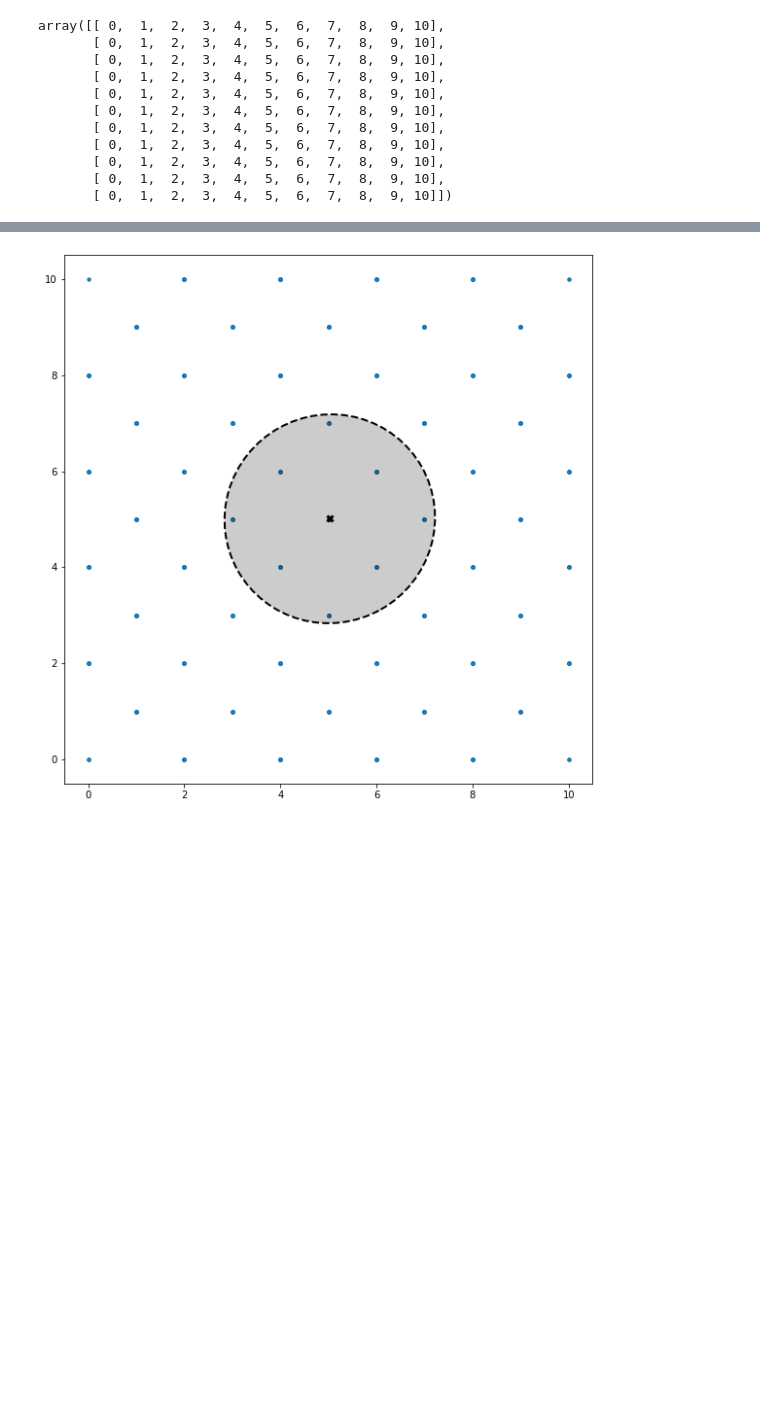
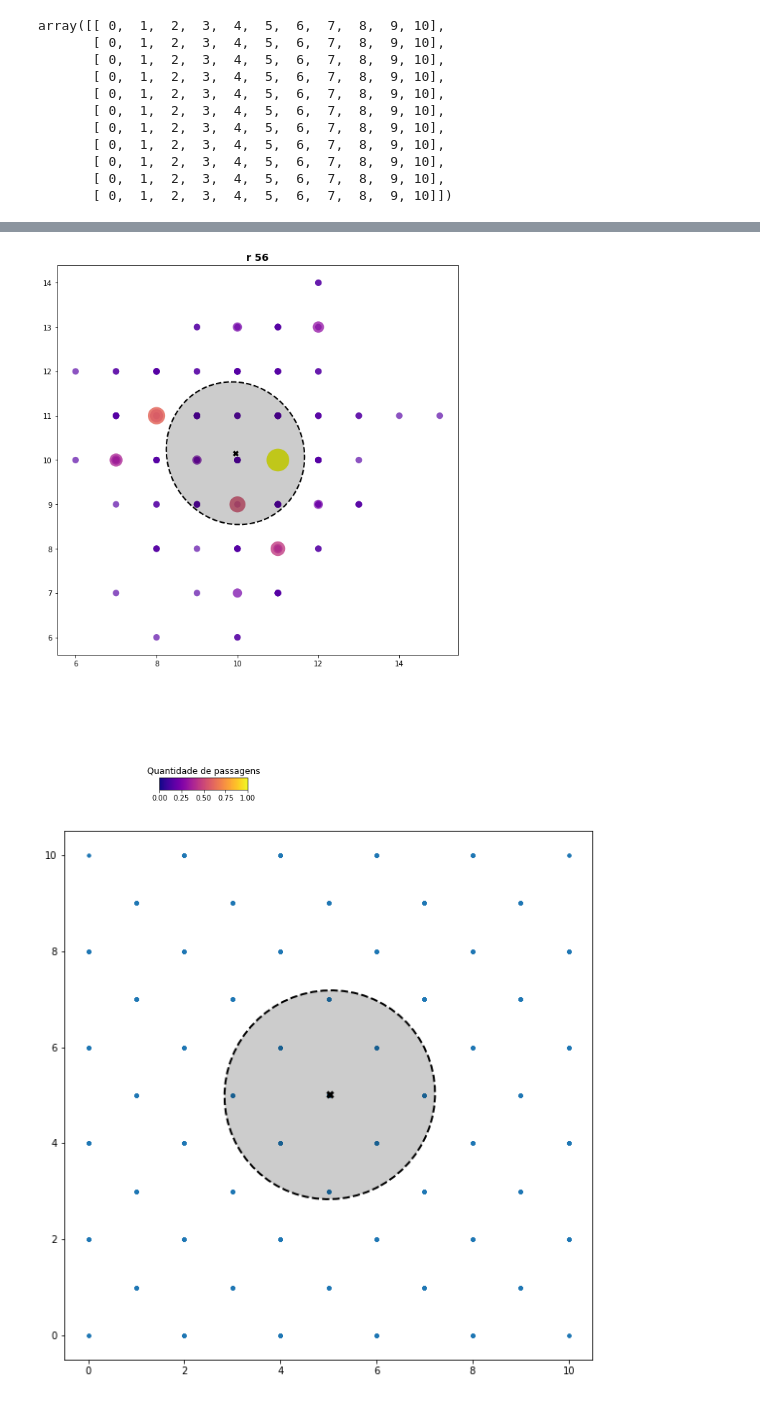
Before and after one commit to Haasa1/ICneuro, a Jupyter notebook: RandomWalk_2D.ipynb, the cells around one changed output, grey strips where cells are left out. Saved outputs shown, nothing was run; the diff lists cells and outputs as text; code cells hidden in the pictures; blank space fills up the shorter version.

```diff
--- a/RandomWalk_2D.ipynb
+++ b/RandomWalk_2D.ipynb
@@ -146,5 +155,10 @@ plt.show()
 # %%
 r_T_5    = np.column_stack((lista_x[:,0],lista_y[:,0]))
-r_T_10   = np.column_stack((lista_x[:,1],lista_y[:,1]))
-r_T_500  = np.column_stack((lista_x[:,2],lista_y[:,2]))
-r_T_1000 = np.column_stack((lista_x[:,3],lista_y[:,3]))
+r_T_6    = np.column_stack((lista_x[:,1],lista_y[:,1]))
+
+r_T_10   = np.column_stack((lista_x[:,2],lista_y[:,2]))
+r_T_11   = np.column_stack((lista_x[:,3],lista_y[:,3]))
+r_T_500  = np.column_stack((lista_x[:,4],lista_y[:,4]))
+r_T_501  = np.column_stack((lista_x[:,5],lista_y[:,5]))
+r_T_1000 = np.column_stack((lista_x[:,6],lista_y[:,6]))
+r_T_1001 = np.column_stack((lista_x[:,7],lista_y[:,7]))
@@ -155,3 +165,8 @@ array([[4, 5]], dtype=int64)
+# %%
+r_T_56       = np.row_stack((r_T_5,r_T_6))
+r_T_1011     = np.row_stack((r_T_10,r_T_11))
+r_T_500501   = np.row_stack((r_T_500,r_T_501))
+r_T_10001001 = np.row_stack((r_T_1000,r_T_1001))
 # %%
 #r_mean, r_cov, r_dispersion, r_eigdir = misc.calc_dispersion(r) #exemple
 #
@@ -197,3 +201,64 @@ plt.show()
+# %%
+import sys
+del sys.modules['modules.traj_analysis']
+del sys.modules['modules.plot_func']
+del tran
+del pltt
+import modules.traj_analysis as tran
+import modules.plot_func as pltt
+
+#r_mean, r_cov, r_dispersion, r_eigdir = misc.calc_dispersion(r_T_56)
+
+r_un,r_count,r_mean,r_cov,r_dispersion,r_eigdir = tran.calc_number_of_checkings_per_hole_from_pos(r_T_56.astype(float),normalize_by='max',grouping_hole_horizon=1e-4,sort_result=True)
+
+
+show_panel_labels = False
+is_dark_bg        = False
+get_color         = lambda c_is_dark,c_not_dark: c_is_dark if is_dark_bg else c_not_dark
+cmap_name         = 'plasma' # pltt.get_cmap_plasma_inv_lum()
+point_size        = 1e3
+color_bg_dark     = plt.get_cmap(cmap_name)(np.linspace(0,1,100))[0]
+color_red         = np.array((255, 66, 66,255))/255
+color_blue        = np.array(( 10, 30,211,255))/255
+color_green       = np.array(( 34,201, 98,255))/255# if is_dark_bg else numpy.array((17, 112, 50,255))/255
+alpha_alt_target  = 0.35
+
+default_panel_param  = dict(show_holes=True,holes_args=dict(markersize=4,markeredgewidth=0.4,color=0.5*np.ones(3),markerfacecolor=np.array((1,1,1,0.7)),fillstyle='full'),
+                            panel_label_args=None,target1_label_args=None,is_dark_bg=False,cmap_name=cmap_name,
+                            point_size=point_size,color_bg_dark='#000000',cmap_start_fraction=0.15,
+                            start_args=dict(markerfacecolor='w',fillstyle='full',markeredgecolor='k',markeredgewidth=3),
+                            scatter_args=dict(min_alpha=0.7),
+                            ellipse_args=dict(facecolor=np.array((0,0,0,0.2))))
+plot_args = pltt._get_kwargs(dict(scatter_args       = dict(min_alpha=0.65),show_start=True,start_label_args=dict(fontsize=15,ha='right',va='top'   ,pad=(-4,0)),
+                                             panel_label        = 'r 56' ,
+                                             panel_label_args   = dict(fontdict=dict(fontsize=26,fontweight='bold')),
+                                             target1_label      = 'A',
+                                             target1_label_args = dict()                                ,
+                                             color_target1      = color_red ,alpha_target1=1.0,
+                                             target2_label      = 'REL A',
+                                             target2_label_args = dict(va='top',ha='left',pad=(3,0)),
+                                             target1_args       = dict(marker='o',markersize=10,markerfacecolor='w',markeredgewidth=2,fillstyle='full'),
+                                             target2_args       = dict(marker='^',markersize=11,markerfacecolor='w',markeredgewidth=2,fillstyle='full'),
+                                             color_target2      = color_red ,alpha_target2=1.0,
+                                             is_target1_present=False,is_target2_present=False), **default_panel_param)
+
+
+
+fig,ax = plt.subplots(nrows=1,ncols=1,figsize=(10,10))
+
+pltt._plot_hole_check_spatial_distribution_from_pos(r_un, r_count  ,  np.array((np.nan,np.nan))   , r_mean  , r_eigdir  ,r_dispersion  , ax=ax, **plot_args)
+cax = pltt._add_colorbar(ax,cmap_name,w_fraction_of_ax=0.22,h_fraction_of_ax=0.03,p0=(0.5,-0.3),minmax_tick_labels=('zero','alta'),orientation='horizontal',title='Quantidade de passagens',titleArgs=dict(color=get_color('w','k'),fontsize=12),ticklabelsArgs=dict(color=get_color('w','k')))
+
+
+
+#pltt.plot_trajectory_points(r_T_56,ax=ax,use_scatter=False,linestyle='none',marker='.')
+#pltt.plot_dispersion(r_mean,r_eigdir,r_dispersion,ax=ax,zorder=1000,facecolor=np.array((0,0,0,0.2)))
+
+
+#plt.axis('square')
+plt.show()
+# %% [output]
+[figure, added]
 # %%
 r_mean, r_cov, r_dispersion, r_eigdir = misc.calc_dispersion(r_T_10)
 
```
Also changed, not shown: parts of 9 cells of this notebook, 3 other files.
